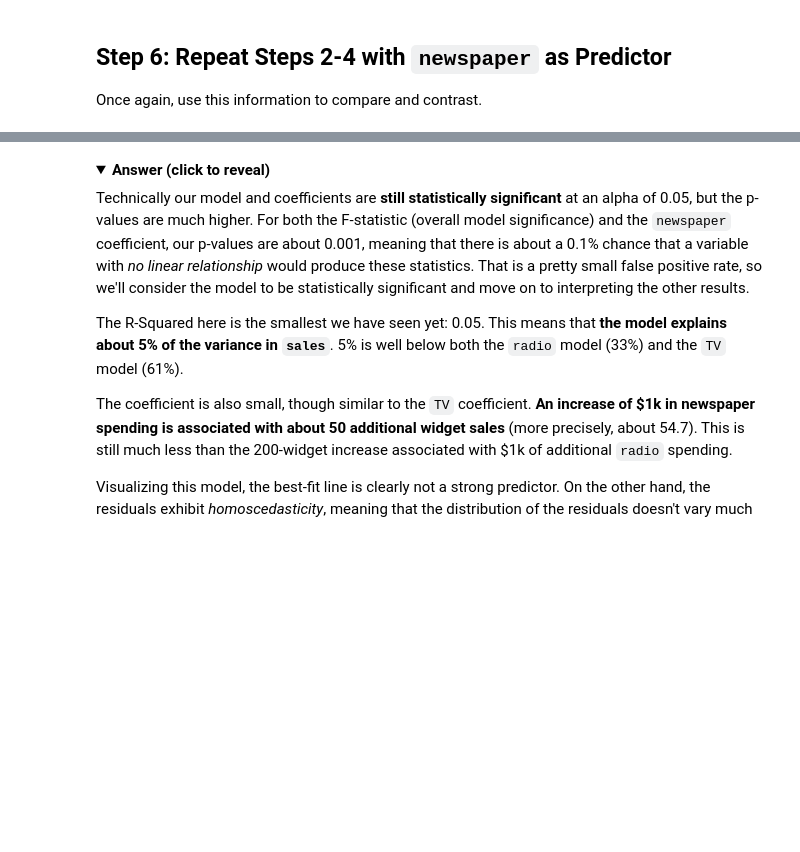
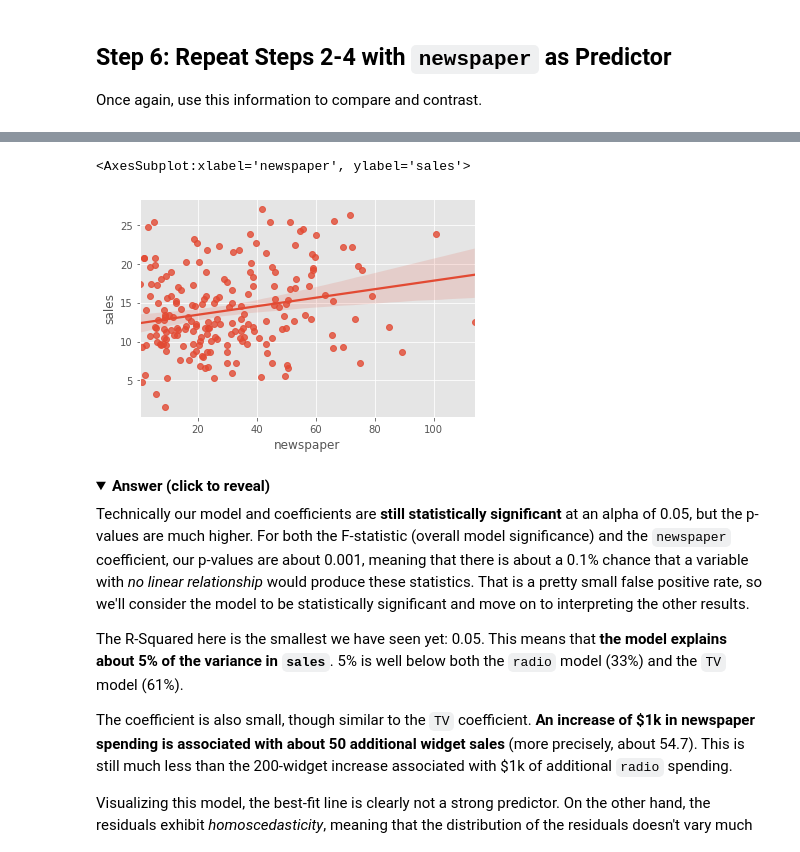
Before and after one commit to kmmooney/dsc-linear-regression-statsmodels-lab, a Jupyter notebook: index.ipynb, the cells around one changed output, grey strips where cells are left out. Saved outputs shown, nothing was run; the diff lists cells and outputs as text; code cells hidden in the pictures; folded sections open; blank space fills up the shorter version.

```diff
--- a/index.ipynb
+++ b/index.ipynb
@@ -283,0 +307,6 @@ Once again, use this information to compare and contrast.
+# %%
+# Visualize residuals
+sns.regplot(data = data, x = 'newspaper', y = 'sales', label = 'Residuals for newspaper and sales')
+# %% [output]
+<AxesSubplot:xlabel='newspaper', ylabel='sales'>
+[figure, added]
```
Also changed, not shown: parts of 14 cells of this notebook.
